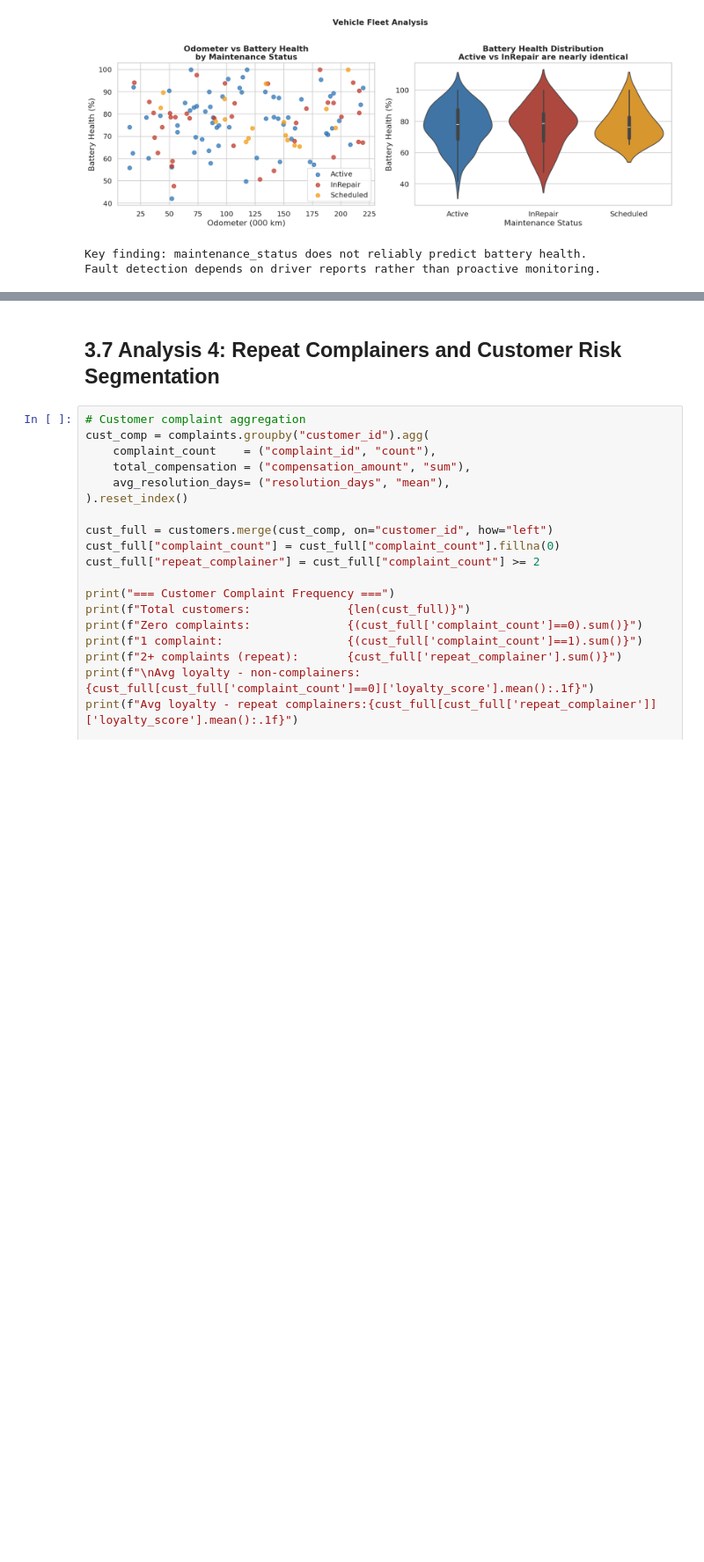
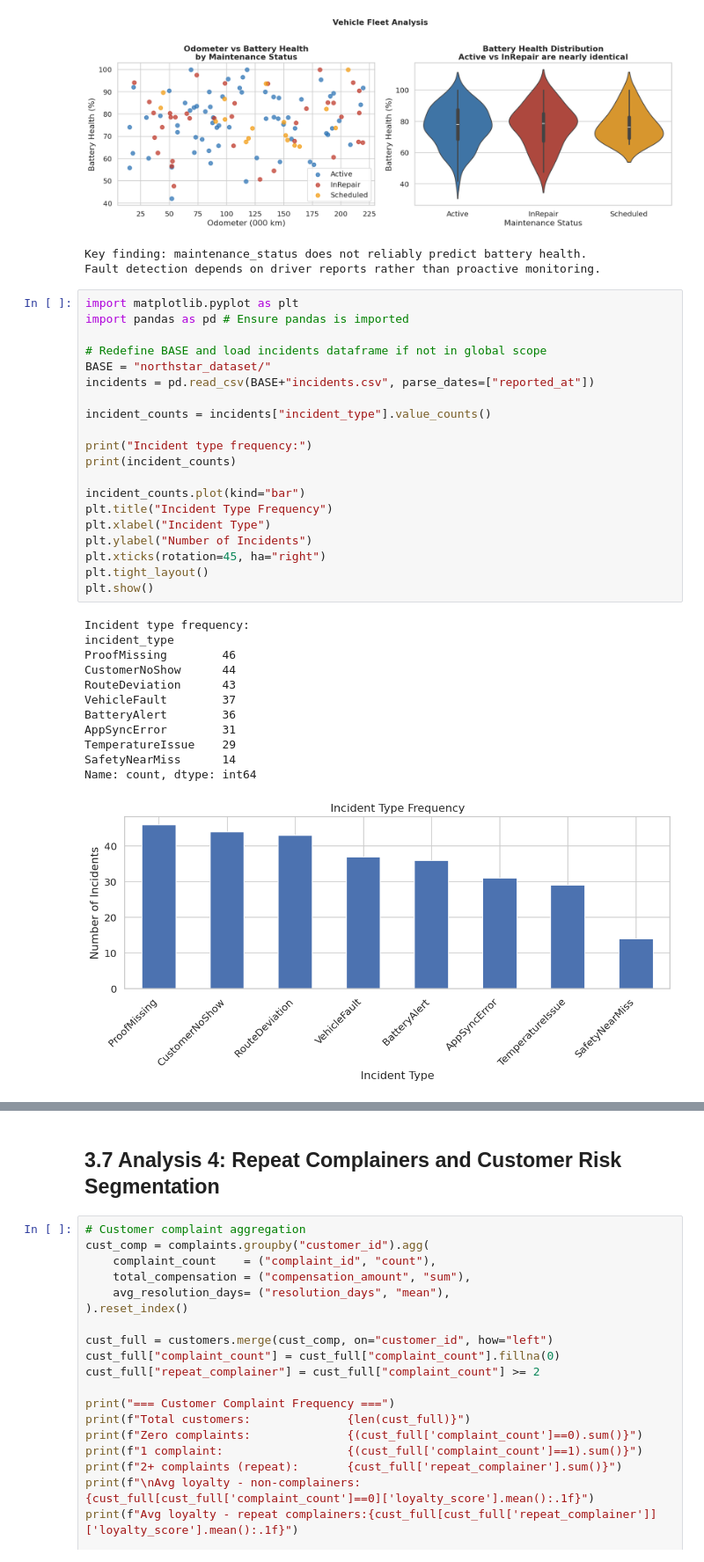
Before and after one commit to shishirpaudel75-debug/32114380, a Jupyter notebook: 03_python_analysis.ipynb, the cells around one changed output, grey strips where cells are left out. Shown at 88% size. Saved outputs shown, nothing was run; the diff lists cells and outputs as text; blank space fills up the shorter version.

```diff
--- a/03_python_analysis.ipynb
+++ b/03_python_analysis.ipynb
@@ -288,3 +329,36 @@ BatteryAlerts on 'InRepair' vehicles:        18
 [figure]
 Key finding: maintenance_status does not reliably predict battery health.
 Fault detection depends on driver reports rather than proactive monitoring.
+# %%
+import matplotlib.pyplot as plt
+import pandas as pd # Ensure pandas is imported
+
+# Redefine BASE and load incidents dataframe if not in global scope
+BASE = "northstar_dataset/"
+incidents = pd.read_csv(BASE+"incidents.csv", parse_dates=["reported_at"])
+
+incident_counts = incidents["incident_type"].value_counts()
+
+print("Incident type frequency:")
+print(incident_counts)
+
+incident_counts.plot(kind="bar")
+plt.title("Incident Type Frequency")
+plt.xlabel("Incident Type")
+plt.ylabel("Number of Incidents")
+plt.xticks(rotation=45, ha="right")
+plt.tight_layout()
+plt.show()
+# %% [output]
+Incident type frequency:
+incident_type
+ProofMissing        46
+CustomerNoShow      44
+RouteDeviation      43
+VehicleFault        37
+BatteryAlert        36
+AppSyncError        31
+TemperatureIssue    29
+SafetyNearMiss      14
+Name: count, dtype: int64
+[figure, added]
```
Also changed, not shown: parts of 3 cells of this notebook.
